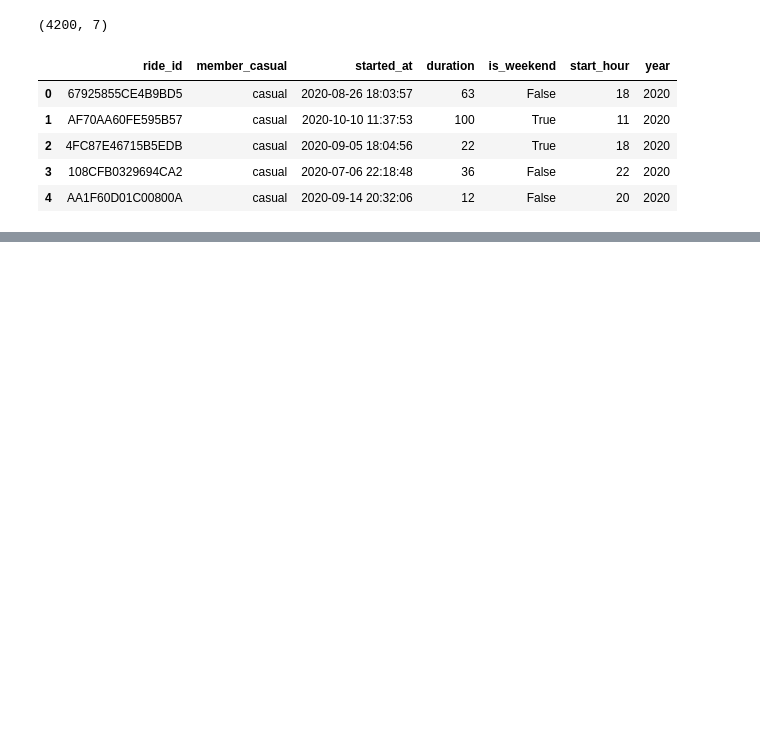
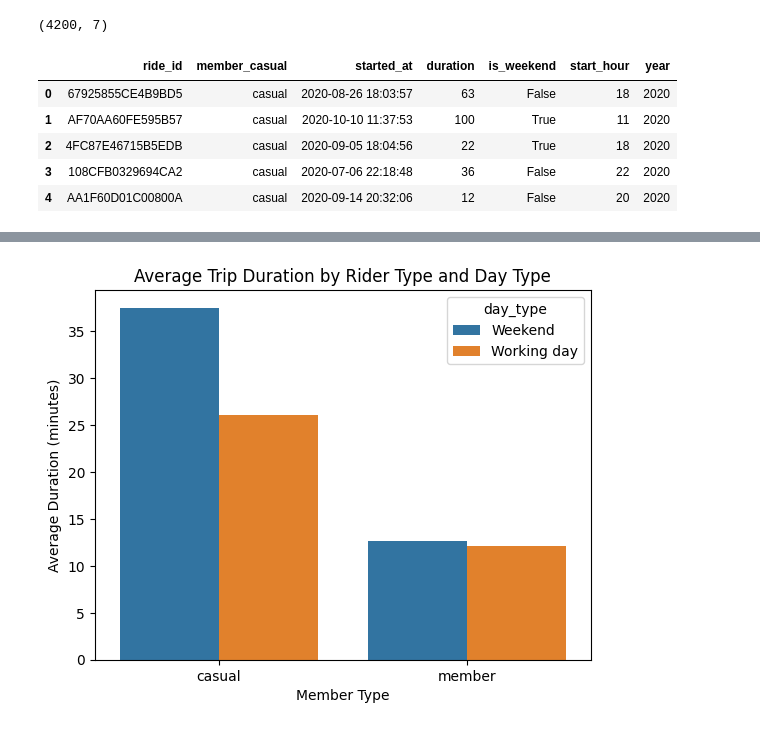
Before and after one commit to Knok98/Cyclistic-Training-Case-Study-Analysis, a Jupyter notebook: analyse.ipynb, the cells around one changed output, grey strips where cells are left out. Drawn from its saved outputs; the diff is of its cells as text; code cells hidden in the pictures; blank space fills up the shorter version.

```diff
--- a/analyse.ipynb
+++ b/analyse.ipynb
@@ -360,3 +363,9 @@ df_sample.head()
 
 df_pop.to_pickle("data/df_pop.pkl")
 df_sample.to_pickle("data/df_sample.pkl")
+# %%
+import pandas as pd
+
+df_sample = pd.read_pickle("data/df_sample.pkl")
+
+df_sample.describe()
@@ -362,0 +385,12 @@ df_sample.to_pickle("data/df_sample.pkl")
+# %%
+import seaborn as sns
+import matplotlib.pyplot as plt
+
+df_sample["day_type"] = df_sample["is_weekend"].map({
+    True: "Weekend",
+    False: "Working day"
+})
+df_duration = df_sample.groupby(["member_casual","day_type"])["duration"].mean().reset_index().round(2)
+
+
+df_duration
@@ -362,0 +403,16 @@ df_sample.to_pickle("data/df_sample.pkl")
+# %%
+
+
+sns.barplot(
+    data=df_duration,
+    x="member_casual",
+    y="duration",
+    hue="day_type",
+    errorbar=None
+)
+plt.title("Average Trip Duration by Rider Type and Day Type")
+plt.xlabel("Member Type")
+plt.ylabel("Average Duration (minutes)")
+plt.show()
+# %% [output]
+[figure, added]
```
Also changed, not shown: parts of 11 cells of this notebook.
